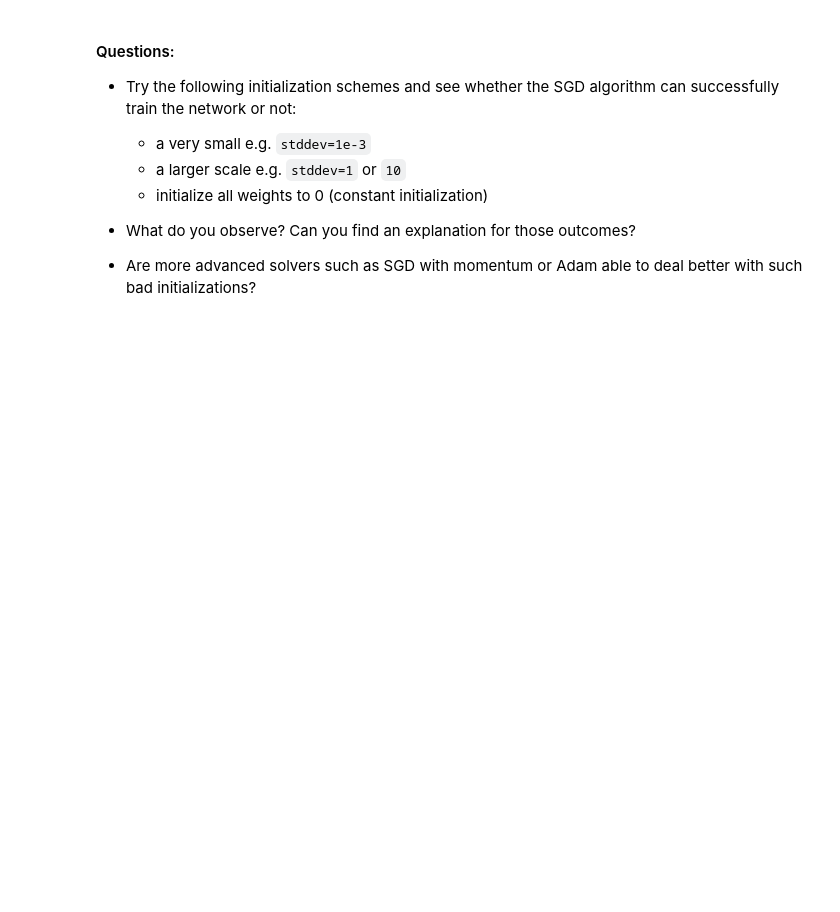
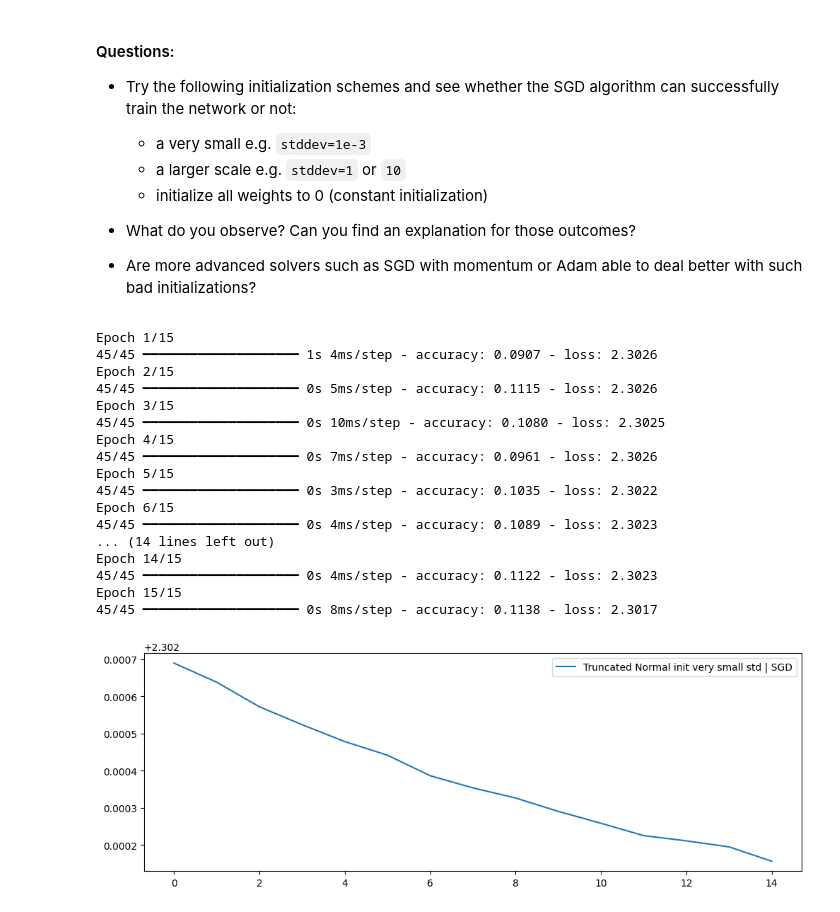
Before and after one commit to lsmamy/deep_learning, a Jupyter notebook: 01_materials/labs/lab_1.ipynb, the cells around one changed output. Cells and saved outputs as stored; diff of their text form; code cells hidden in the pictures; blank space fills up the shorter version.

```diff
--- a/01_materials/labs/lab_1.ipynb
+++ b/01_materials/labs/lab_1.ipynb
@@ -707,0 +759,41 @@ def build_mlp(kernel_init, bias_init="zeros"):
+# %%
+normal_init = initializers.TruncatedNormal(stddev=0.01, seed=42)
+
+def build_model(init):
+  model = Sequential()
+  model.add(Dense(hidden_dim, input_dim=input_dim, activation="tanh",
+                  kernel_initializer=init))
+  model.add(Dense(hidden_dim, activation="tanh",
+                  kernel_initializer=init))
+  model.add(Dense(output_dim, activation="softmax",
+                  kernel_initializer=init))
+  return model
+# %%
+# a very small e.g. stddev=1e-3 SGD
+model = build_model(initializers.TruncatedNormal(stddev=0.001, seed=42))
+model.compile(optimizer=optimizers.SGD(),
+              loss='categorical_crossentropy', metrics=['accuracy'])
+history = model.fit(X_train, y_train, epochs=15, batch_size=32)
+
+plt.figure(figsize=(12, 4))
+plt.plot(history.history['loss'], label="Truncated Normal init very small std | SGD")
+plt.legend();
+# %% [output]
+Epoch 1/15
+45/45 ━━━━━━━━━━━━━━━━━━━━ 1s 4ms/step - accuracy: 0.0907 - loss: 2.3026
+Epoch 2/15
+45/45 ━━━━━━━━━━━━━━━━━━━━ 0s 5ms/step - accuracy: 0.1115 - loss: 2.3026
+Epoch 3/15
+45/45 ━━━━━━━━━━━━━━━━━━━━ 0s 10ms/step - accuracy: 0.1080 - loss: 2.3025
+Epoch 4/15
+45/45 ━━━━━━━━━━━━━━━━━━━━ 0s 7ms/step - accuracy: 0.0961 - loss: 2.3026
+Epoch 5/15
+45/45 ━━━━━━━━━━━━━━━━━━━━ 0s 3ms/step - accuracy: 0.1035 - loss: 2.3022
+Epoch 6/15
+45/45 ━━━━━━━━━━━━━━━━━━━━ 0s 4ms/step - accuracy: 0.1089 - loss: 2.3023
+... (14 lines left out)
+Epoch 14/15
+45/45 ━━━━━━━━━━━━━━━━━━━━ 0s 4ms/step - accuracy: 0.1122 - loss: 2.3023
+Epoch 15/15
+45/45 ━━━━━━━━━━━━━━━━━━━━ 0s 8ms/step - accuracy: 0.1138 - loss: 2.3017
+[figure, added]
```
Also changed, not shown: parts of 28 cells of this notebook, 1 other file.
